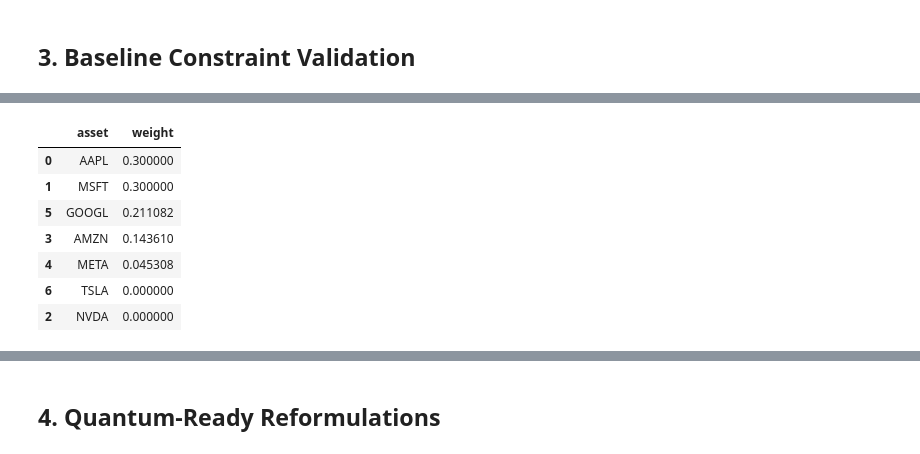
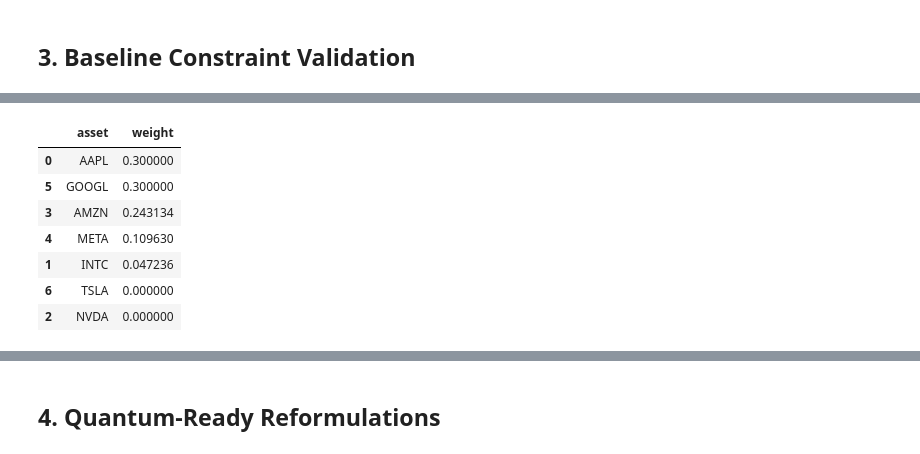
Before and after one commit to Nadav138/QApp, a Jupyter notebook: research/quantum_ipm_research.ipynb, the cells around one changed output, grey strips where cells are left out. Saved outputs shown, nothing was run; the diff lists cells and outputs as text; code cells hidden in the pictures.

```diff
--- a/research/quantum_ipm_research.ipynb
+++ b/research/quantum_ipm_research.ipynb
@@ -72,8 +72,8 @@ The objective is to minimize the portfolio variance $w^T \Sigma w$ subject to li
 # %%
 CONFIG = {
     # Data controls
-    # "tickers": ["AAPL", "MSFT", "NVDA", "AMZN"],
-    "tickers": ["AAPL", "MSFT", "NVDA", "AMZN", "META", "GOOGL", "TSLA"], # Uncomment for full run
+    # "tickers": ["AAPL", "INTC", "NVDA", "AMZN"],
+    "tickers": ["AAPL", "INTC", "NVDA", "AMZN", "META", "GOOGL", "TSLA"], # Uncomment for full run
 
     "start_date": "2024-01-01",
     "end_date": "2024-12-31",
@@ -81,15 +81,15 @@ CONFIG = {
 
     # Constraint controls
     "total_allocation": 1.0,          # budget: sum(w)=1.0
-    "max_weight": 0.30,               # diversification cap
+    "max_weight": 0.30,               # diversification cap via non-negative slack
     "default_min_weight": 0.0,        # long-only lower bound
-    "target_return": 0.20,            # annualized expected return target
+    "target_return": 0.35,            # paper formulation: mu^T w = target_return; must be inside feasible cap range
 
     # Optional additional bounds per asset
     # Example: {"AAPL": (0.05, 0.20)} forces AAPL to be between 5% and 20%
     "custom_bounds": {},
 
-    # Example: [({"AAPL": 1.0, "MSFT": 1.0}, 0.40)] forces AAPL + MSFT <= 40%
+    # Example: [({"AAPL": 1.0, "INTC": 1.0}, 0.40)] forces AAPL + INTC <= 40%
     "extra_inequalities": [],
 
     # Numerical controls
@@ -102,9 +102,11 @@ CONFIG = {
     "sweep_max_weights": [0.20, 0.25, 0.30, 0.35],
 
     # Advanced Quantum Solver Controls
-    "quantum_ipm_use_adaptive_step": True, # If True, dynamically calculate max step size
-    "quantum_ipm_alpha": 0.8,         # Step size for IPM loop (0.1 = slow/safe, 0.9 = fast/risky)
-    "quantum_hhl_n_clk": 8,           # Clock qubits for Phase Estimation precision
+    "quantum_ipm_step_rule": "paper", # "paper" = alpha=1 short-step; "adaptive" is a practical safeguard
+    "quantum_ipm_use_adaptive_step": False, # Backward-compatible flag; ignored when step_rule is set explicitly
+    "quantum_ipm_alpha": 0.8,         # Step size for step_rule="fixed"
+    "quantum_ipm_residual_tol": 1e-5,
+    "quantum_qipm_n_clk": 8,          # QIPM Newton HHL: QPE clock qubits (low-level n_clk)
     "quantum_hhl_pad_eig": 0.1,       # Matrix padding eigenvalue to avoid div-by-zero in HHL
 }
 
@@ -205,29 +207,48 @@ cov = sigma_annual.values  # covariance matrix
 # ---------------------------------------------------------
 # 4. Classical Baseline: CVXPY SOCP Interior Point Solver
 # ---------------------------------------------------------
-# We use CVXPY (solved via ECOS, a classical Interior Point Method) to
-# create a mathematically rigorous apples-to-apples comparison with our
-# Quantum IPM — both algorithms solve the identical SOCP formulation.
+# This baseline uses the same paper-aligned target equality as QIPM:
+#     mu^T w = target_return
+# The max-weight cap remains a paper-compatible slack-constraint extension.
 
 import cvxpy as cp
+
+
+def _portfolio_constraints_for_w(w, max_w):
+    constraints = [
+        cp.sum(w) == CONFIG["total_allocation"],
+        w >= CONFIG["default_min_weight"],
+        w <= max_w,
+    ]
+    for coeffs, rhs in CONFIG["extra_inequalities"]:
+        row = np.array([coeffs.get(a, 0.0) for a in assets], dtype=float)
+        constraints.append(row @ w <= rhs)
+    return constraints
+
+
+def feasible_return_range(mu, max_w):
+    """Return min/max feasible mu.T @ w under all non-return constraints."""
+    w_min = cp.Variable(len(mu))
+    min_prob = cp.Problem(cp.Minimize(mu.T @ w_min), _portfolio_constraints_for_w(w_min, max_w))
+    min_prob.solve(solver=cp.CLARABEL, verbose=False)
+
+    w_max = cp.Variable(len(mu))
+    max_prob = cp.Problem(cp.Maximize(mu.T @ w_max), _portfolio_constraints_for_w(w_max, max_w))
+    max_prob.solve(solver=cp.CLARABEL, verbose=False)
+
+    ok = min_prob.status in ["optimal", "optimal_inaccurate"] and max_prob.status in ["optimal", "optimal_inaccurate"]
+    if not ok:
+        return None, None, min_prob.status, max_prob.status
+    return float(min_prob.value), float(max_prob.value), min_prob.status, max_prob.status
+
 
 def solve_classical_portfolio_cvxpy(mu, Cov, target_return, max_w):
     n_a = len(mu)
     w = cp.Variable(n_a)
 
     objective = cp.Minimize(cp.quad_form(w, cp.psd_wrap(Cov)))
-
-    constraints = [
-        cp.sum(w) == CONFIG["total_allocation"],   # Budget
-        w >= CONFIG["default_min_weight"],          # Long-only
-        w <= max_w,                                 # Max weight cap
-        mu.T @ w >= target_return,                  # Target return (minimum return constraint)
-    ]
-
-    # Extra group inequalities
-    for coeffs, rhs in CONFIG["extra_inequalities"]:
-        row = np.array([coeffs.get(a, 0.0) for a in assets], dtype=float)
-        constraints.append(row @ w <= rhs)
+    constraints = _portfolio_constraints_for_w(w, max_w)
+    constraints.append(mu.T @ w == target_return)  # Paper target equality
 
     prob = cp.Problem(objective, constraints)
     try:
@@ -236,6 +257,14 @@ def solve_classical_portfolio_cvxpy(mu, Cov, target_return, max_w):
         return (w.value if ok else None), ok, prob.status
     except Exception as e:
         return None, False, str(e)
+
+ret_min, ret_max, ret_min_status, ret_max_status = feasible_return_range(mu_vec, CONFIG["max_weight"])
+if ret_min is not None:
+    print(f"Feasible equality-return range under non-return constraints: [{ret_min:.2%}, {ret_max:.2%}]")
+    if not (ret_min < CONFIG["target_return"] < ret_max):
+        print("WARNING: target_return is not strictly inside the feasible range; Phase-I will fail loudly.")
+else:
+    print(f"WARNING: could not compute feasible return range ({ret_min_status}, {ret_max_status}).")
 
 print("Solving Classical Baseline (CVXPY SOCP / CLARABEL Interior Point)...")
 import time
@@ -247,12 +276,12 @@ elapsed = time.time() - t0
 
 if not cls_ok:
     print(f"Classical Optimization Status: {cls_status}")
-    print("WARNING: The target return may be infeasible given the constraints.")
+    print("WARNING: The target equality may be infeasible given the constraints.")
     w_star = np.zeros(n)
 else:
-    ret_star  = float(w_star @ mu_vec)
-    var_star  = float(w_star @ cov @ w_star)
-    std_star  = float(np.sqrt(var_star))
+    ret_star = float(w_star @ mu_vec)
+    var_star = float(w_star @ cov @ w_star)
+    std_star = float(np.sqrt(var_star))
     print(f"Solved in {elapsed:.4f}s")
     print(f"Expected annual return: {ret_star:.4f}")
     print(f"Annual variance: {var_star:.6f}")
@@ -267,9 +297,9 @@ Annual volatility: 0.1876
 |  | asset | weight |
 | 0 | AAPL | 0.300000 |
-| 1 | MSFT | 0.300000 |
-| 5 | GOOGL | 0.211082 |
-| 3 | AMZN | 0.143610 |
-| 4 | META | 0.045308 |
+| 5 | GOOGL | 0.300000 |
+| 3 | AMZN | 0.243134 |
+| 4 | META | 0.109630 |
+| 1 | INTC | 0.047236 |
 | 6 | TSLA | 0.000000 |
 | 2 | NVDA | 0.000000 |
 # %%
```
Also changed, not shown: parts of 21 cells of this notebook, 3 other files.
